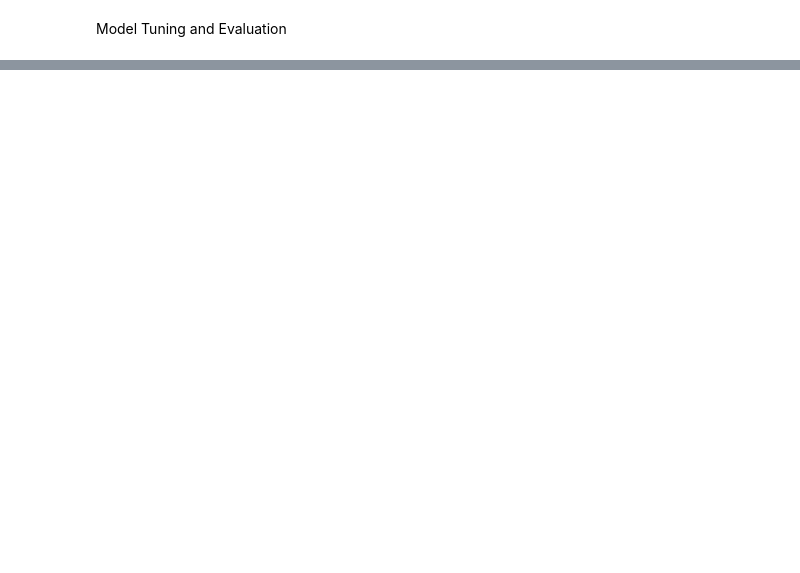
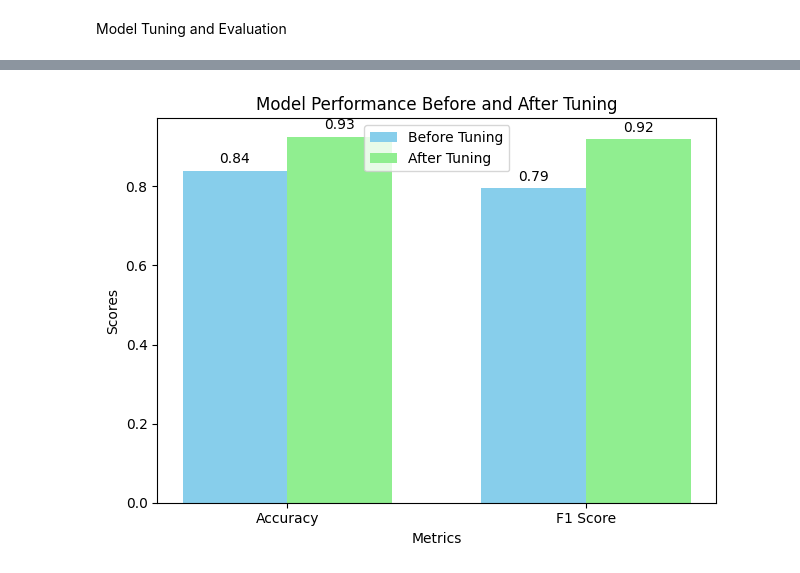
Before and after one commit to aishwaryakarki001/Flight-Delay-Prediction-PySpark, a Jupyter notebook: Notebook/Flight-Delay-Prediction.ipynb, the cells around one changed output, grey strips where cells are left out. Drawn from its saved outputs; the diff is of its cells as text; code cells hidden in the pictures; blank space fills up the shorter version.

```diff
--- a/Notebook/Flight-Delay-Prediction.ipynb
+++ b/Notebook/Flight-Delay-Prediction.ipynb
@@ -302,0 +308,3 @@ bd4 = bd4.select('label2','features')
+# %%
+# Train the pipeline model
+pipeline_model_lr = pipeline_lr.fit(train_data)
@@ -327,0 +357,10 @@ IllegalArgumentException: features does not exist. Available: FlightDate, Airlin
+# %%
+evaluator_lr1 = MulticlassClassificationEvaluator(labelCol="Delayed", predictionCol="prediction", metricName="accuracy")
+accuracy_lr1 = evaluator_lr1.evaluate(predictions_lr)
+print(f"Accuracy: {accuracy_lr:.2f}")
+
+# Set up CrossValidator
+crossval = CrossValidator(estimator=pipeline_lr,  #  pipeline object
+                          estimatorParamMaps=paramGrid,
+                          evaluator=evaluator_lr1,
+                          numFolds=3)
@@ -327,0 +370,3 @@ IllegalArgumentException: features does not exist. Available: FlightDate, Airlin
+# %%
+# Train the model using cross-validation
+cv_model = crossval.fit(train_data)
@@ -327,0 +375,3 @@ IllegalArgumentException: features does not exist. Available: FlightDate, Airlin
+# %%
+# Make predictions on the test set using the best model
+predictions = cv_model.transform(test_data)  # 'test_df' is your testing DataFrame
@@ -327,0 +398,58 @@ IllegalArgumentException: features does not exist. Available: FlightDate, Airlin
+# %%
+# Evaluator for model performance (multiclass)
+accuracy_evaluator = MulticlassClassificationEvaluator(labelCol="Delayed", predictionCol="prediction", metricName="accuracy")
+
+# Calculate accuracy before tuning
+accuracy_before = accuracy_evaluator.evaluate(predictions_lr)
+
+# Calculate accuracy after tuning
+accuracy_after = accuracy_evaluator.evaluate(predictions)
+
+# Evaluate F1 Score for a more comprehensive metric
+f1_evaluator = MulticlassClassificationEvaluator(labelCol="Delayed", predictionCol="prediction", metricName="f1")
+
+# Calculate F1 score before tuning
+f1_before = f1_evaluator.evaluate(predictions_lr)
+
+# Calculate F1 score after tuning
+f1_after = f1_evaluator.evaluate(predictions)
+
+# Visualization of accuracy and F1 score before and after tuning
+metrics = ['Accuracy', 'F1 Score']
+values_before = [accuracy_before, f1_before]
+values_after = [accuracy_after, f1_after]
+x = np.arange(len(metrics))  # the label locations
+width = 0.35  # the width of the bars
+
+fig, ax = plt.subplots()
+rects1 = ax.bar(x - width/2, values_before, width, label='Before Tuning', color='skyblue')
+rects2 = ax.bar(x + width/2, values_after, width, label='After Tuning', color='lightgreen')
+
+# Add some text for labels, title, and custom x-axis tick labels
+ax.set_xlabel('Metrics')
+ax.set_ylabel('Scores')
+ax.set_title('Model Performance Before and After Tuning')
+ax.set_xticks(x)
+ax.set_xticklabels(metrics)
+ax.legend()
+
+# Function to add labels to bars
+def autolabel(rects):
+    for rect in rects:
+        height = rect.get_height()
+        ax.annotate(f'{height:.2f}',
+                    xy=(rect.get_x() + rect.get_width() / 2, height),
+                    xytext=(0, 3),  # 3 points vertical offset
+                    textcoords="offset points",
+                    ha='center', va='bottom')
+
+# Add labels to bars
+autolabel(rects1)
+autolabel(rects2)
+
+fig.tight_layout()
+
+# Show plot
+plt.show()
+# %% [output]
+[figure, added]
```
Also changed, not shown: parts of 33 cells of this notebook.
